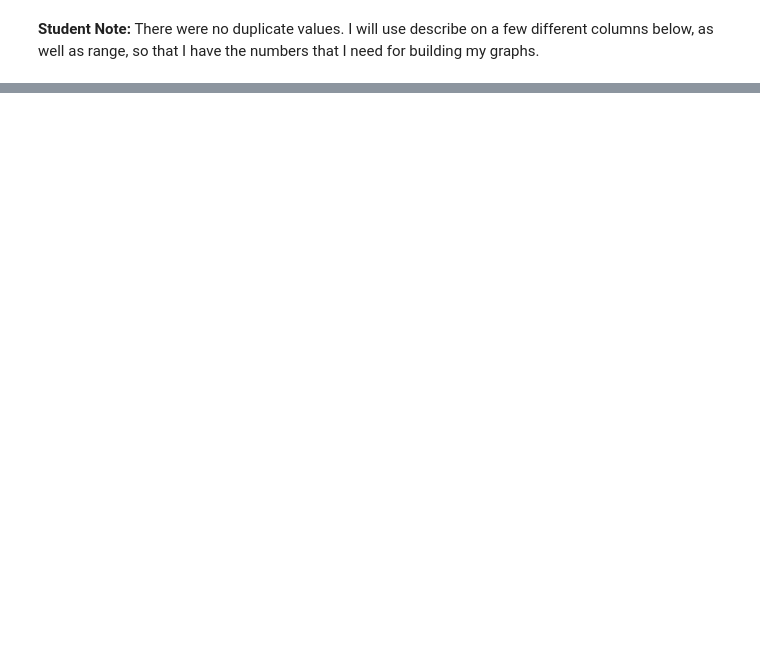
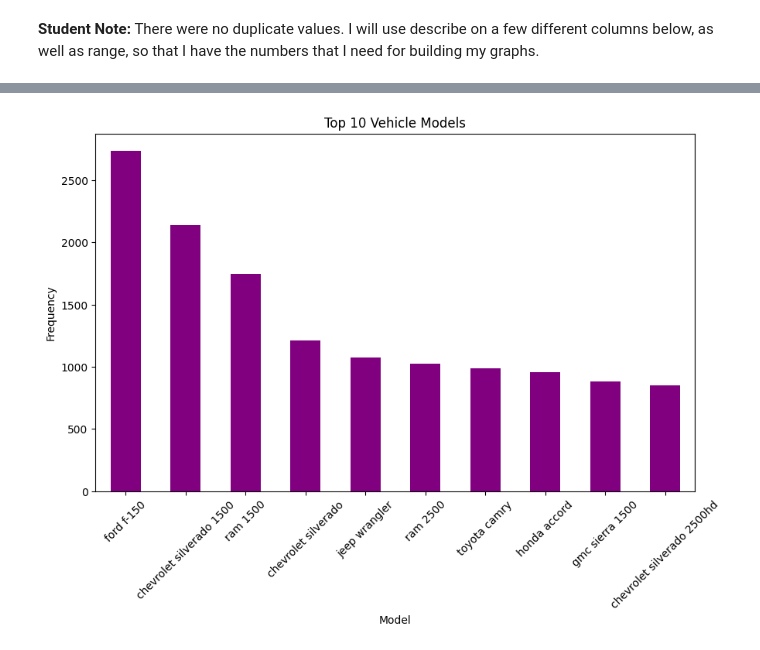
Before and after one commit to arr225/Racine_Sprint_4_Project, a Jupyter notebook: notebooks/EDA.ipynb, the cells around one changed output, grey strips where cells are left out. Drawn from its saved outputs; the diff is of its cells as text; code cells hidden in the pictures; blank space fills up the shorter version.

```diff
--- a/notebooks/EDA.ipynb
+++ b/notebooks/EDA.ipynb
@@ -61,0 +120,15 @@ df_vehicles['type'] = df_vehicles['type'].str.lower()
+# %%
+# Calculate median cylinders for each model
+median_cylinders = df_vehicles.groupby('model')['cylinders'].transform('median')
+
+# Fill missing values in 'cylinders' with the corresponding median cylinders
+df_vehicles['cylinders'] = df_vehicles['cylinders'].fillna(median_cylinders)
+
+# Convert 'cylinders' to integer type
+df_vehicles['cylinders'] = df_vehicles['cylinders'].astype(int)
+
+# Reset the index
+df_vehicles.reset_index(drop=True, inplace=True)
+
+# Display the result
+print(df_vehicles.info())
@@ -235 +372,14 @@ freq            2796
 Name: model, dtype: object
+# %%
+# Create a bar chart that shows the top 10 vehicle models
+
+model_counts = df_vehicles['model'].value_counts().head(10)
+plt.figure(figsize=(10, 6))
+model_counts.plot(kind='bar', color='purple')
+plt.title('Top 10 Vehicle Models')
+plt.xlabel('Model')
+plt.ylabel('Frequency')
+plt.xticks(rotation=45)
+plt.show()
+# %% [output]
+[figure, added]
```
Also changed, not shown: parts of 30 cells of this notebook, 1 other file.
